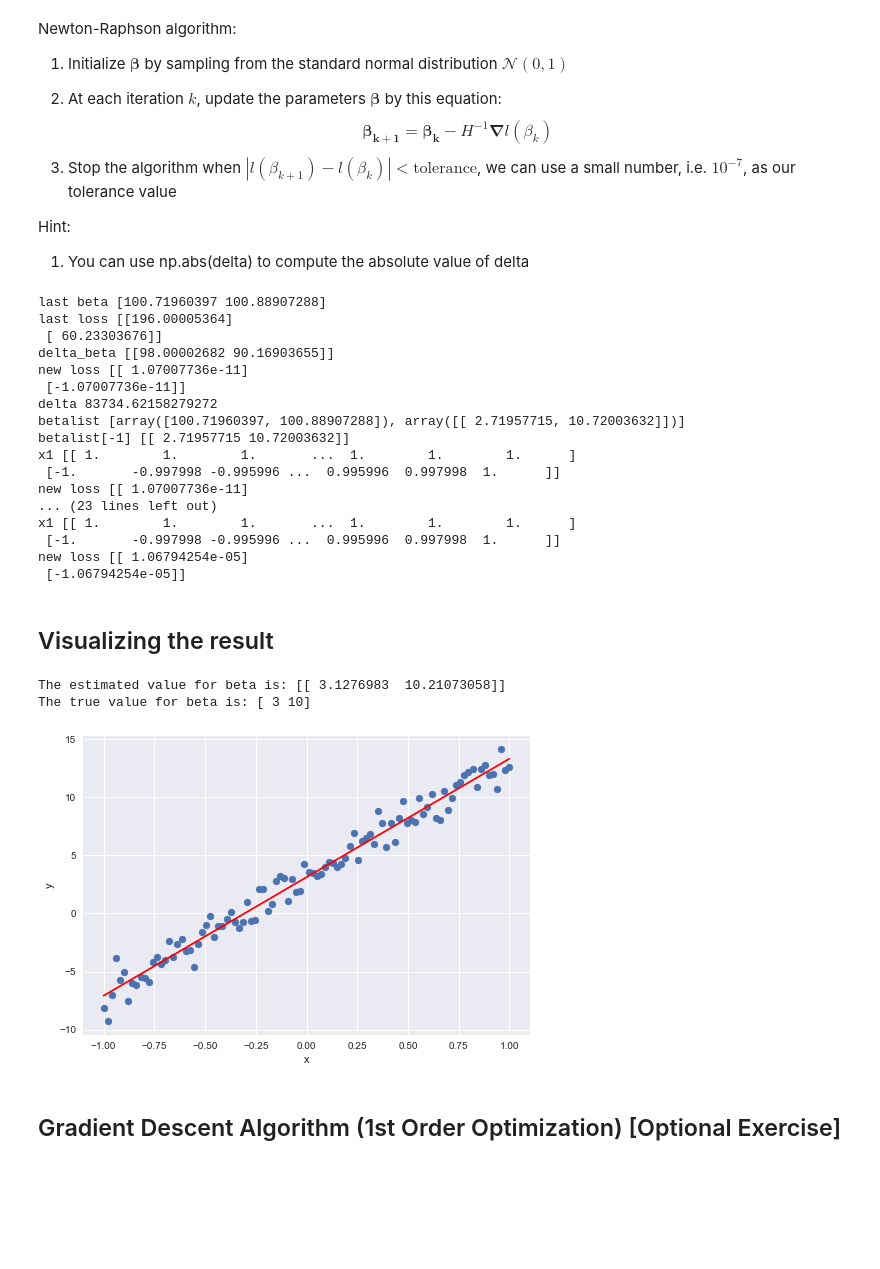
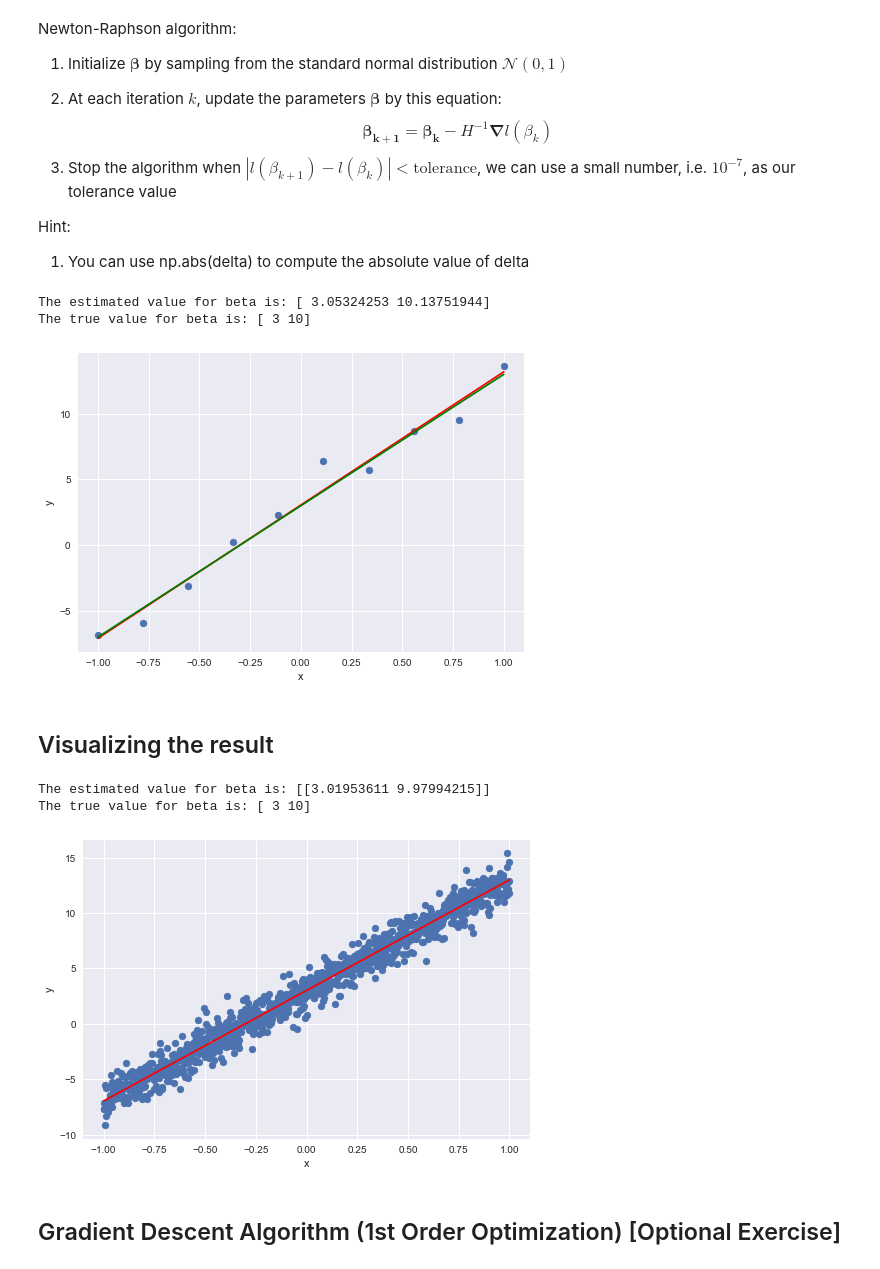
Before and after one commit to cityueegef/gef2021_aiot_exercise_notebooks, a Jupyter notebook: introduction_to_python/NumPy_exercise.ipynb, the cells around one changed output. Cells and saved outputs as stored; diff of their text form; code cells hidden in the pictures; blank space fills up the shorter version.

```diff
--- a/introduction_to_python/NumPy_exercise.ipynb
+++ b/introduction_to_python/NumPy_exercise.ipynb
@@ -310,46 +310,47 @@ def lossgradient(beta, x1):
     b = np.sum(g)/g.shape[0]
     return np.array([[-2*a],[-2*b]])
 # %%
+debug = False
 beta = np.random.normal(100,1,2) #initialize beta
 tol = 1e-14 #tolerance
 delta = 1 #a variable to store the value for l(\beta_{k+1}) - l(\beta_{k}), initialized to be 1
 betalist = [beta]
 while delta > tol:
-    print("last beta", betalist[-1])
-    print("last loss", lossgradient(betalist[-1], x1))
+    if debug: print("last beta", betalist[-1])
+    if debug: print("last loss", lossgradient(betalist[-1], x1))
     delta_beta = np.transpose(np.matmul(np.linalg.inv(hessian(x)), lossgradient(betalist[-1], x1)))
-    print("delta_beta", delta_beta)
+    if debug: print("delta_beta", delta_beta)
     new_beta=betalist[-1]-delta_beta
-    print("new loss", lossgradient(new_beta, x1))
+    if debug: print("new loss", lossgradient(new_beta, x1))
     betalist.append(new_beta)
     #loss1 = loss_func(np.array([1,2]),np.array([[3,4],[7,8]]),np.array([5,6]))
     loss1 = loss_func(betalist[-1],x1,y)
     loss2 = loss_func(betalist[-2],x1,y)
     delta = np.abs(loss1-loss2)
-    print("delta", delta)
-    print("betalist", betalist)
+    if debug: print("delta", delta)
+    if debug: print("betalist", betalist)
     #print("new beta", new_beta)
-    print("betalist[-1]",betalist[-1])
-    print("x1",x1)
-    print("new loss", lossgradient(betalist[-1], x1))
+    if debug: print("betalist[-1]",betalist[-1])
+    if debug: print("x1",x1)
+    if debug: print("new loss", lossgradient(betalist[-1], x1))
+new_beta = new_beta[0]
+
+print('The estimated value for beta is:', new_beta)
+print('The true value for beta is:', true_beta)
+
+y_pred = np.matmul(new_beta,x1)
+y_pred1 = np.matmul(true_beta,x1)
+x = x.reshape(y_pred.shape)
+plt.plot(x, y_pred, 'r')
+plt.plot(x, y_pred1, 'g')
+plt.scatter(x,y)
+plt.ylabel('y')
+plt.xlabel('x')
+plt.show()
 # %% [output]
-last beta [100.71960397 100.88907288]
-last loss [[196.00005364]
- [ 60.23303676]]
-delta_beta [[98.00002682 90.16903655]]
-new loss [[ 1.07007736e-11]
- [-1.07007736e-11]]
-delta 83734.62158279272
-betalist [array([100.71960397, 100.88907288]), array([[ 2.71957715, 10.72003632]])]
-betalist[-1] [[ 2.71957715 10.72003632]]
-x1 [[ 1.        1.        1.       ...  1.        1.        1.      ]
- [-1.       -0.997998 -0.995996 ...  0.995996  0.997998  1.      ]]
-new loss [[ 1.07007736e-11]
-... (23 lines left out)
-x1 [[ 1.        1.        1.       ...  1.        1.        1.      ]
- [-1.       -0.997998 -0.995996 ...  0.995996  0.997998  1.      ]]
-new loss [[ 1.06794254e-05]
- [-1.06794254e-05]]
+The estimated value for beta is: [ 3.05324253 10.13751944]
+The true value for beta is: [ 3 10]
+[figure, added]
 # %% [markdown]
 ## Visualizing the result
 # %%
@@ -364,9 +365,9 @@ plt.ylabel('y')
 plt.xlabel('x')
 plt.show()
 # %% [output]
-The estimated value for beta is: [[ 3.1276983  10.21073058]]
+The estimated value for beta is: [[3.01953611 9.97994215]]
 The true value for beta is: [ 3 10]
-[figure, old version]
+[figure, new version]
 # %% [markdown]
 ## Gradient Descent Algorithm (1st Order Optimization) [Optional Exercise]
 # %% [markdown]
```
Also changed, not shown: parts of 5 cells of this notebook.
